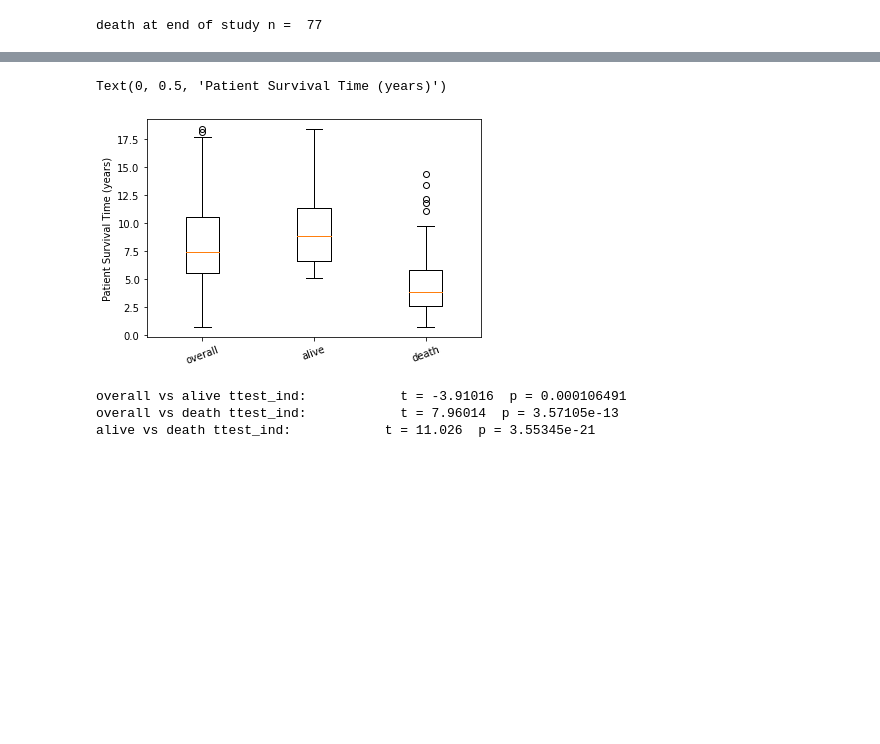
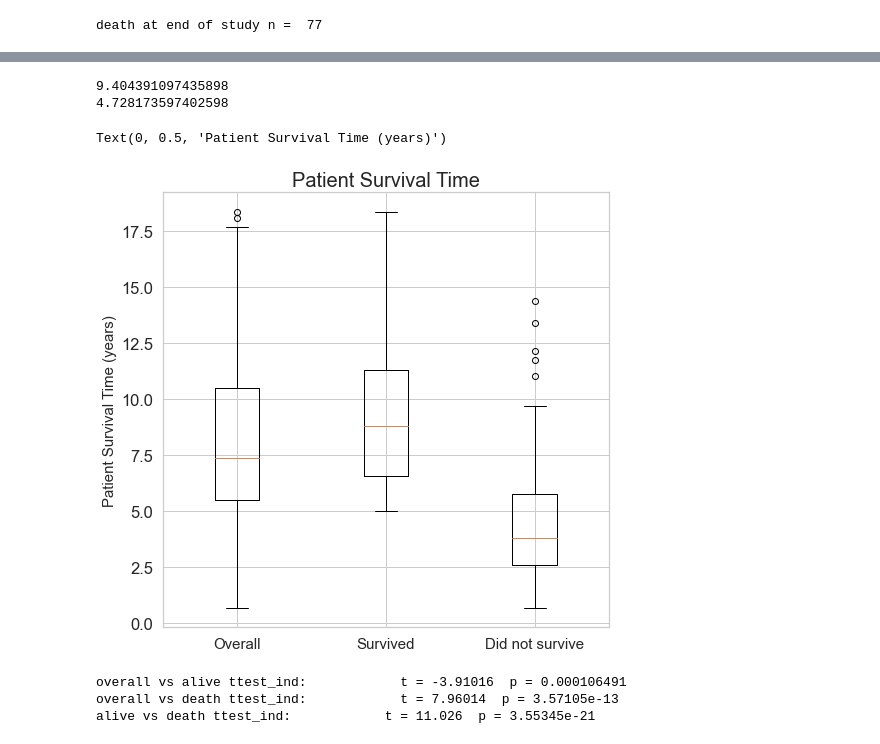
Before and after one commit to ballard-s/Springboard-Capstone-2, a Jupyter notebook: EDA/Capstone_2_EDA.ipynb, the cells around one changed output, grey strips where cells are left out. Saved outputs shown, nothing was run; the diff lists cells and outputs as text; code cells hidden in the pictures; blank space fills up the shorter version.

```diff
--- a/EDA/Capstone_2_EDA.ipynb
+++ b/EDA/Capstone_2_EDA.ipynb
@@ -106,0 +114,4 @@ Text(0, 0.5, 'Number of Patients')
+# %%
+nki_bc['eventdeath2'] = nki_bc['eventdeath'].replace([0,1], ['Survived', 'Did not survive'])
+
+nki_bc.head()
@@ -106,0 +126,20 @@ Text(0, 0.5, 'Number of Patients')
+# %%
+from statannot import add_stat_annotation
+
+# Visualizing the mean, median, quartiles, and outliers for all idividuals, alive individuals, and death individuals
+
+plt.figure(figsize=(10,10))
+sns.set(style="whitegrid", font_scale = 1.5)
+ax = sns.boxplot(x='eventdeath2', y='survival', hue='eventdeath2', data=nki_bc, showmeans=True, meanprops={"marker":"s","markerfacecolor":"black", "markeredgecolor":"black"})
+ax.set(ylim=(0, 20))
+sns.swarmplot(x='eventdeath2', y='survival', color='black', alpha = 0.3, data=nki_bc)
+add_stat_annotation(ax, data=nki_bc, x='eventdeath2', y='survival', order=['Survived', 'Did not survive'],
+                    box_pairs=[('Survived', 'Did not survive')],
+                    test='t-test_ind', text_format='star', verbose=2)
+plt.title('Patient Survival Time', fontsize = 25)
+plt.legend(fontsize=15, fancybox=True, framealpha=0.1)
+plt.grid(False)
+plt.xlabel('Patient Outcome', fontsize = 20)
+plt.ylabel('Survival Time (years)', fontsize = 20)
+ax.legend().set_visible(False)
+plt.savefig('Patient Survival Time.png', transparent=True)
@@ -107,12 +156,18 @@ Text(0, 0.5, 'Number of Patients')
+# %%
+print(nki_bc_alive['survival'].mean())
+print(nki_bc_death['survival'].mean())
+# %% [output]
+9.404391097435898
+4.728173597402598
 # %%
-# Visualizing the median, quartiles, and outliers for all idividuals, alive individuals, and death individuals
-fig, ax = plt.subplots(1, 1)
+fig, ax = plt.subplots(1, 1, figsize=(8,8))
 ax.boxplot([nki_bc['survival'], nki_bc_alive['survival'], nki_bc_death['survival']], positions=[1, 2, 3])
-ax.set_xticklabels(['overall', 'alive', 'death'], rotation=20)
-ax.set_ylabel('Patient Survival Time (years)')
+ax.set_xticklabels(['Overall', 'Survived', 'Did not survive'], fontsize=15)
+ax.set_title('Patient Survival Time', fontsize = 20)
+ax.set_ylabel('Patient Survival Time (years)', fontsize=15)
 # %% [output]
 Text(0, 0.5, 'Patient Survival Time (years)')
-[figure, old version]
+[figure, new version]
 # %%
 # Is there a differece bewteen survival time between the 3 groups?
 t, p = ttest_ind(nki_bc['survival'], nki_bc_alive['survival'], equal_var=False)
```
Also changed, not shown: parts of 63 cells of this notebook.
